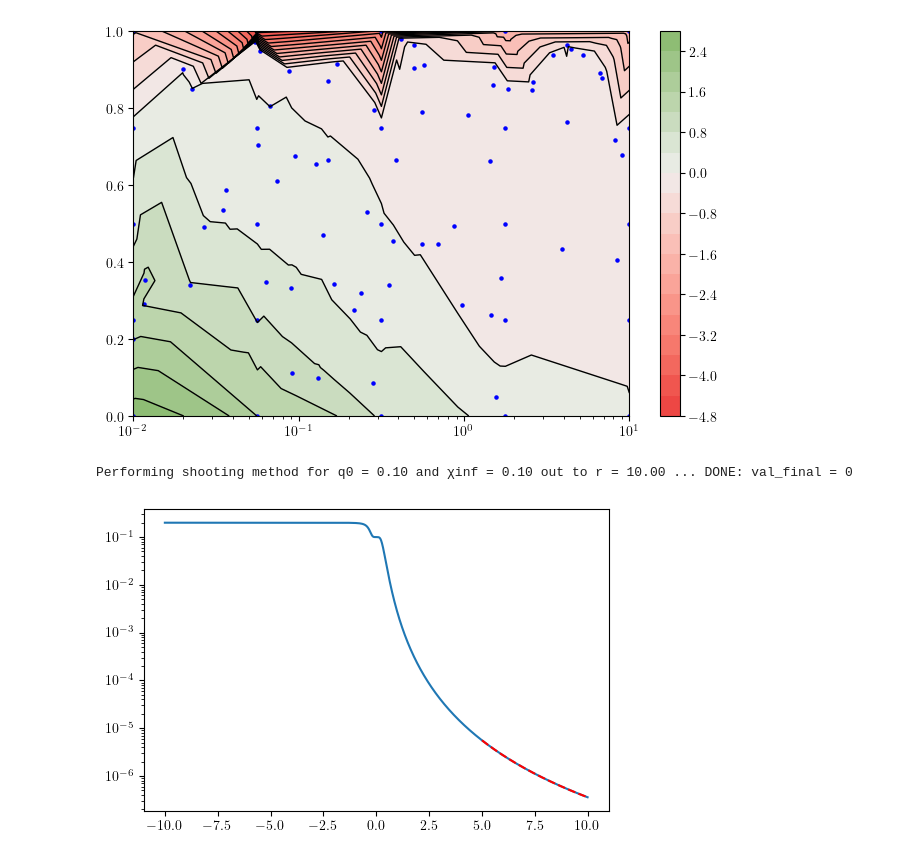
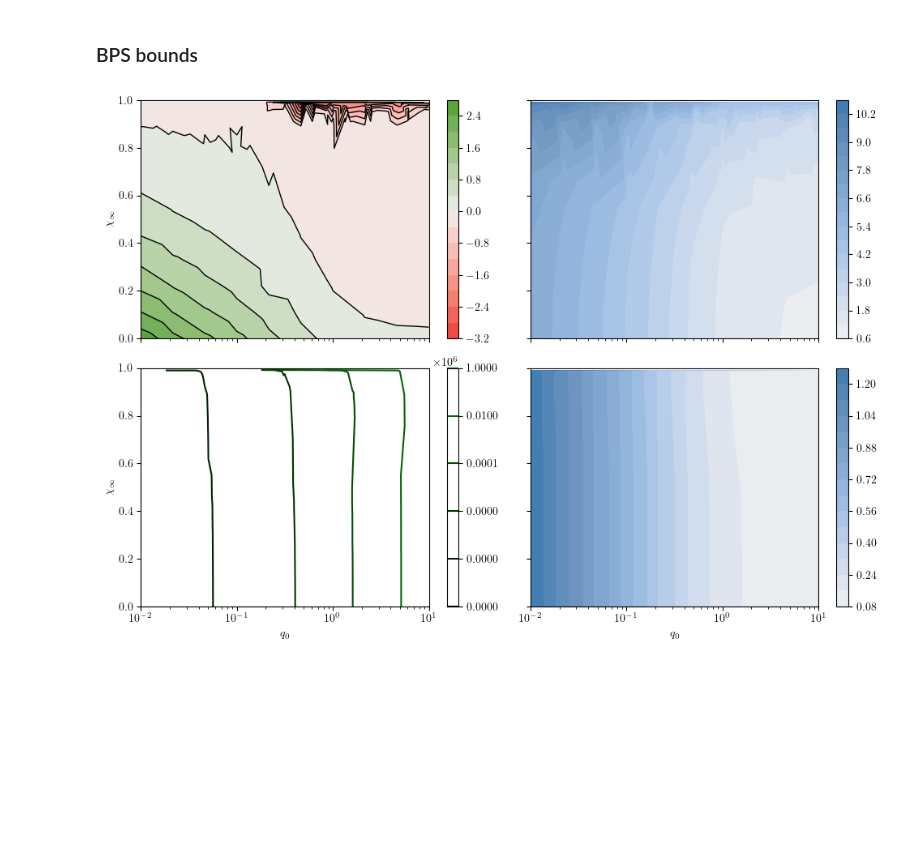
Before and after one commit to gloges/typeII-wormholes, a Jupyter notebook: wormholes.ipynb, the cells around one changed output. Cells and saved outputs as stored; diff of their text form; code cells hidden in the pictures; blank space fills up the shorter version.

```diff
--- a/wormholes.ipynb
+++ b/wormholes.ipynb
@@ -463,0 +265,17 @@ ValueError: all the input array dimensions for the concatenation axis must match
+# %%
+q0, rmax = 1, 5
+u0, v0 = -0.102, 0.182
+χ1 = 0.1
+
+soln = wh.solve_T11(q0, u0, v0, 0, χ1, rmax)
+r, f, u, ud, v, vd, φ, φd, χ, χd, h, flux2 = wh.symmetrize_T11(soln)
+
+fig, axes = plt.subplots(1, 5, figsize=(13,3))
+
+for ax, y, label in zip(axes, [f, u, v, φ, χ], ['$f$', '$u$', '$v$', '$\phi$', '$\chi$']):
+    ax.plot(r, y, 'k')
+    ax.set_xlabel('$r$')
+    ax.set_ylabel(label)
+
+plt.tight_layout()
+plt.show()
@@ -464,3 +478,5 @@ ValueError: all the input array dimensions for the concatenation axis must match
+# %% [markdown]
+### BPS bounds
 # %%
 def func1(r, a, b):
     return a + b/r**2
@@ -499,46 +515,36 @@ bps2 = 4*(φ4_data + χ4_data)/flux2_data + (1 - χinf_data)
 # %%
 max1 = max(abs(bps1))
 
 # Perform triangulation on log data
 tri = Triangulation(np.log(q0_data), χinf_data)
 tri.x = np.exp(tri.x)
 
 
-fig, ax = plt.subplots(1, 1, figsize=(8,5))
+fig, axes = plt.subplots(2, 2, figsize=(10,7), sharex=True, sharey=True)
 
-im = plt.tricontourf(tri, bps1, levels=20, cmap=cc.cm['CET_D3_r'], vmin=-max1, vmax=max1)
-plt.tricontour(tri, bps1, levels=20, colors='k', linewidths=1, linestyles='solid', vmin=-max1, vmax=max1)
-# im = plt.tricontourf(tri, flux2_data, levels=15, cmap=cc.cm['CET_L12'], norm=colors.LogNorm())
-# im = plt.tricontourf(tri, np.max(v_data, axis=1), levels=15, cmap=cc.cm['CET_L12'])
-plt.scatter(q0_data, χinf_data, color='b', s=5)
+im = axes[0,0].tricontourf(tri, bps1, levels=15, cmap=cc.cm['CET_D3_r'], vmin=-max1, vmax=max1)
+axes[0,0].tricontour(tri, bps1, levels=15, colors='k', linewidths=1, linestyles='solid', vmin=-max1, vmax=max1)
+plt.colorbar(im, ax=axes[0,0])
+# plt.scatter(q0_data, χinf_data, color='b', s=5)
+
+im = axes[0,1].tricontourf(tri, np.max(φ_data, axis=1), levels=15, cmap=cc.cm['CET_L12'])
+plt.colorbar(im, ax=axes[0,1])
+
+im = axes[1,0].tricontour(tri, flux2_data, levels=15, cmap=cc.cm['CET_L14'], norm=colors.LogNorm())
+plt.colorbar(im, ax=axes[1,0])
+
+im = axes[1,1].tricontourf(tri, np.max(v_data, axis=1), levels=15, cmap=cc.cm['CET_L12'])
+plt.colorbar(im, ax=axes[1,1])
 
 plt.xscale('log')
+axes[1,0].set_xlabel('$q_0$')
+axes[1,1].set_xlabel('$q_0$')
+
+axes[0,0].set_ylabel('$\chi_\infty$')
+axes[1,0].set_ylabel('$\chi_\infty$')
 plt.ylim(0, 1)
 
-plt.colorbar(im)
+plt.tight_layout()
 plt.show()
 # %% [output]
-[figure, old version]
+[figure, new version]
-# %%
-q0 = 0.1
-χinf = 0.1
-rmax = 10
-rmax_steps = 4
-
-soln = wh.wormhole_T11(q0, χinf, rmax, rmax_steps, xatol=10**-14, quiet=True)
-r, f, u, ud, v, vd, φ, φd, χ, χd, h, flux2sqr = soln
-
-mask = (r > rmax/2)
-poptφ, pcov = curve_fit(powerlaw4, r[mask]/q0, np.log(φ[mask]))
-poptχ, pcov = curve_fit(powerlaw4, r[mask]/q0, np.log(χ[mask]))
-# %% [output]
-Performing shooting method for q0 = 0.10 and χinf = 0.10 out to r = 10.00 ... DONE: val_final = 0
-# %%
-plt.plot(r, χinf - χ)
-plt.plot(r[mask], χinf - np.exp(powerlaw4(r[mask]/q0, *poptχ)), '--r')
-
-plt.yscale('log')
-
-plt.show()
-# %% [output]
-[figure, removed]
```
Also changed, not shown: parts of 62 cells of this notebook, 1 other file.
